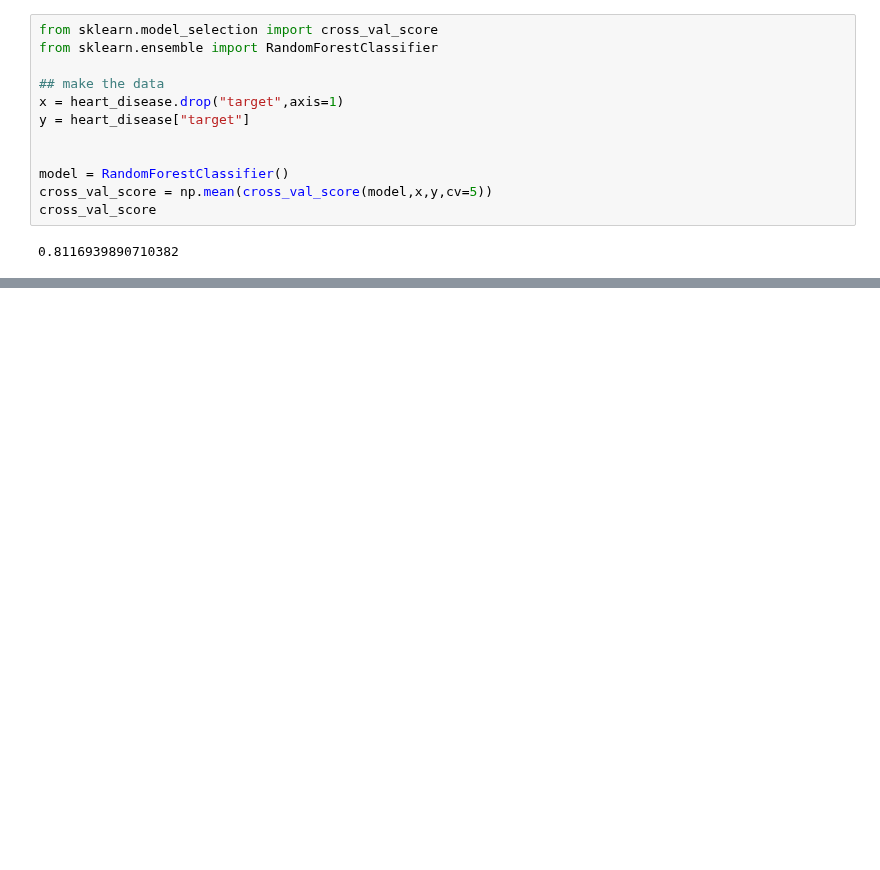
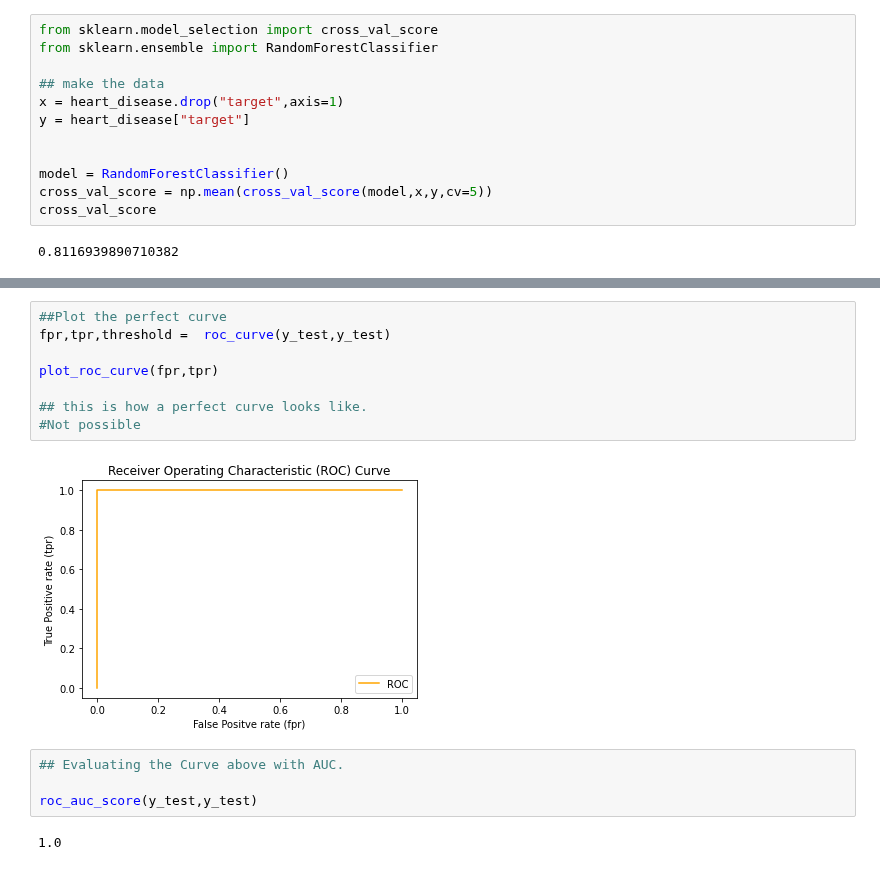
Before and after one commit to sheddyranking/Machine-Leanring-Data-Science-Bootcamp.-2022, a Jupyter notebook: Sci-kit-learn.ipynb, the cells around one changed output, grey strips where cells are left out. Cells and saved outputs as stored; diff of their text form; blank space fills up the shorter version.

```diff
--- a/Sci-kit-learn.ipynb
+++ b/Sci-kit-learn.ipynb
@@ -1220,0 +1311,16 @@ Heart Disease Classifier Cross Validation Accuracy: 81.17%
+# %%
+##Plot the perfect curve
+fpr,tpr,threshold =  roc_curve(y_test,y_test)
+
+plot_roc_curve(fpr,tpr)
+
+## this is how a perfect curve looks like.
+#Not possible
+# %% [output]
+[figure, added]
+# %%
+## Evaluating the Curve above with AUC.
+
+roc_auc_score(y_test,y_test)
+# %% [output]
+1.0
```
Also changed, not shown: parts of 14 cells of this notebook.
